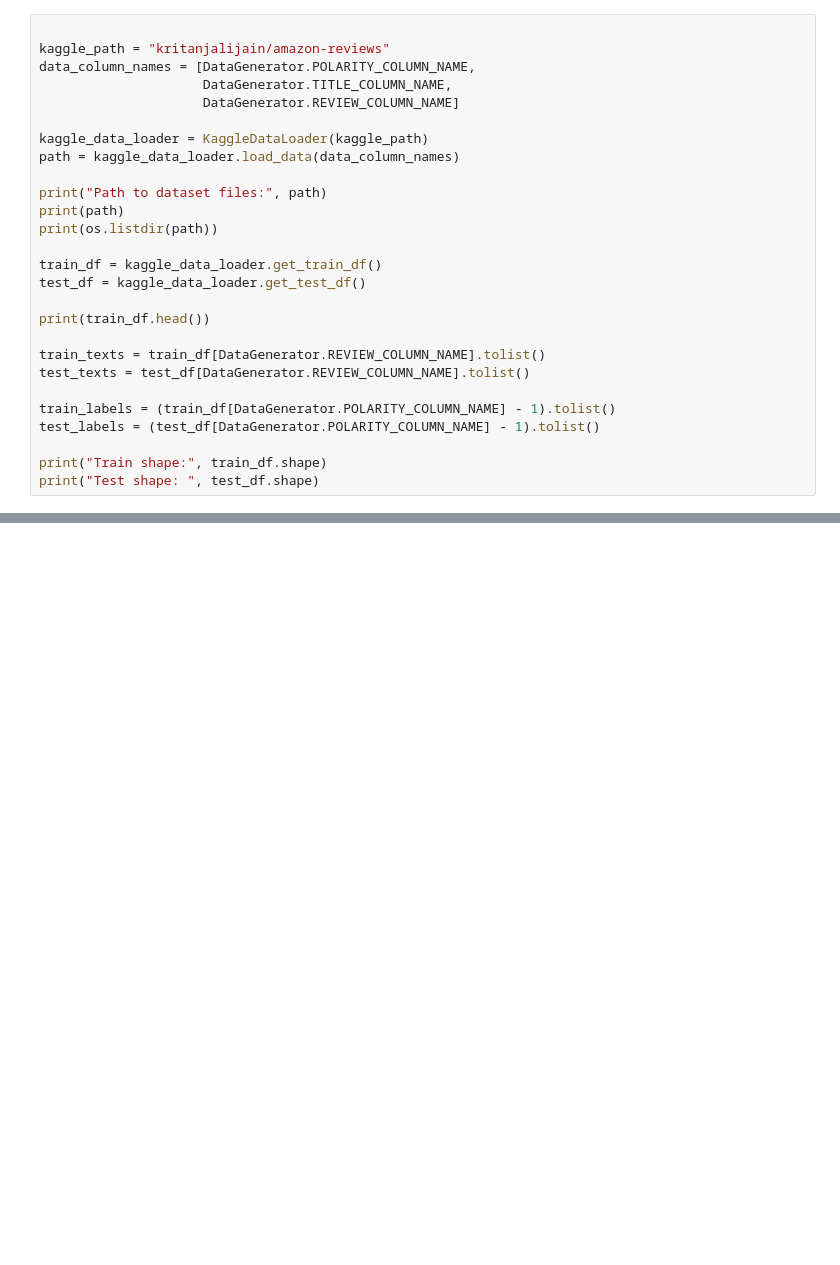
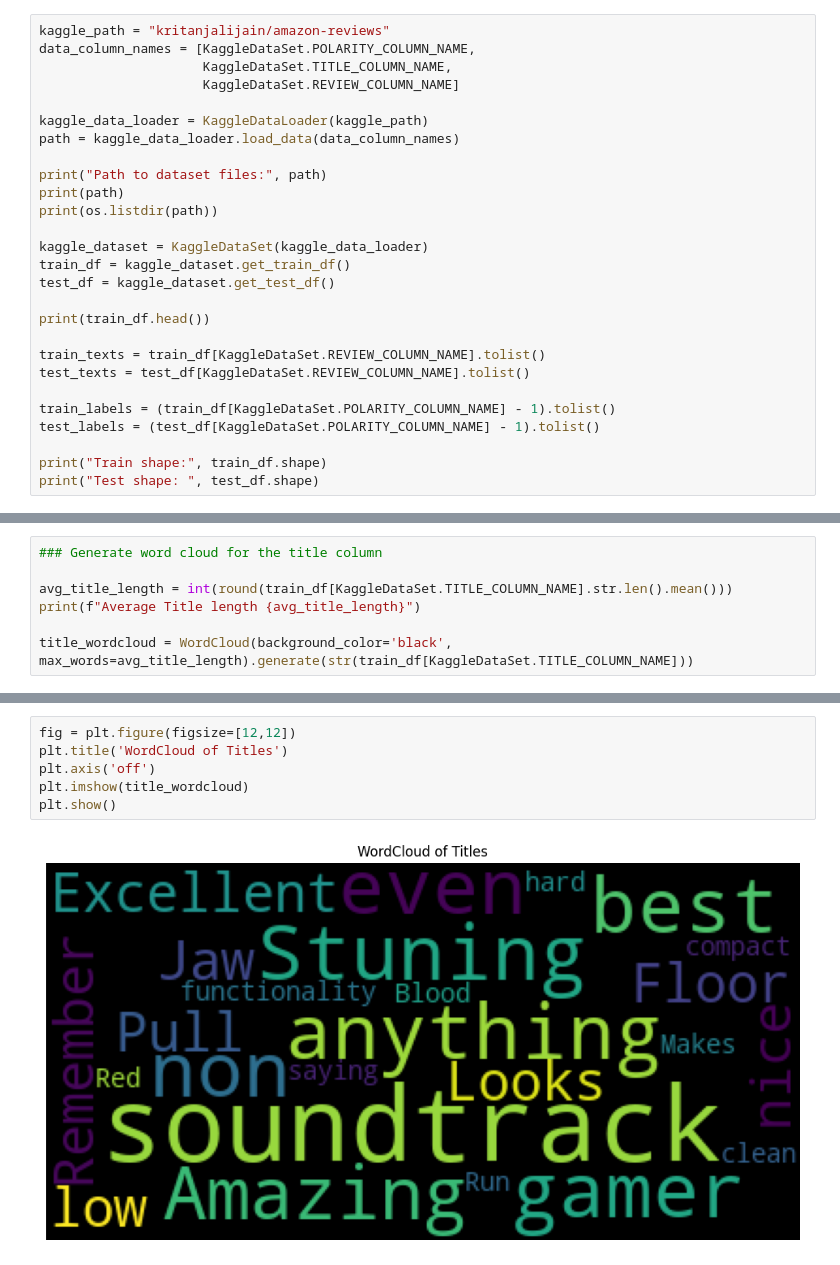
Before and after one commit to tmsprks/IE7500-GroupProject, a Jupyter notebook: SA-NLP.ipynb, the cells around one changed output, grey strips where cells are left out. Saved outputs shown, nothing was run; the diff lists cells and outputs as text; blank space fills up the shorter version.

Commit message:
Added kaggle_dataset, modified data_generator, test_data_generator to utilize kaggle_data_set, modified gen_data_info.csv to generate different subset dataset, requirements.txt also changed

```diff
--- a/SA-NLP.ipynb
+++ b/SA-NLP.ipynb
@@ -8,9 +10,8 @@ from data_generator import DataGenerator
 # %%
-
 kaggle_path = "kritanjalijain/amazon-reviews"
-data_column_names = [DataGenerator.POLARITY_COLUMN_NAME,
-                     DataGenerator.TITLE_COLUMN_NAME,
-                     DataGenerator.REVIEW_COLUMN_NAME]
+data_column_names = [KaggleDataSet.POLARITY_COLUMN_NAME,
+                     KaggleDataSet.TITLE_COLUMN_NAME,
+                     KaggleDataSet.REVIEW_COLUMN_NAME]
 
 kaggle_data_loader = KaggleDataLoader(kaggle_path)
 path = kaggle_data_loader.load_data(data_column_names)
@@ -19,16 +20,17 @@ print("Path to dataset files:", path)
 print(path)
 print(os.listdir(path))
 
-train_df = kaggle_data_loader.get_train_df()
-test_df = kaggle_data_loader.get_test_df()
+kaggle_dataset = KaggleDataSet(kaggle_data_loader)
+train_df = kaggle_dataset.get_train_df()
+test_df = kaggle_dataset.get_test_df()
 
 print(train_df.head())
 
-train_texts = train_df[DataGenerator.REVIEW_COLUMN_NAME].tolist()
-test_texts = test_df[DataGenerator.REVIEW_COLUMN_NAME].tolist()
+train_texts = train_df[KaggleDataSet.REVIEW_COLUMN_NAME].tolist()
+test_texts = test_df[KaggleDataSet.REVIEW_COLUMN_NAME].tolist()
 
-train_labels = (train_df[DataGenerator.POLARITY_COLUMN_NAME] - 1).tolist()
-test_labels = (test_df[DataGenerator.POLARITY_COLUMN_NAME] - 1).tolist()
+train_labels = (train_df[KaggleDataSet.POLARITY_COLUMN_NAME] - 1).tolist()
+test_labels = (test_df[KaggleDataSet.POLARITY_COLUMN_NAME] - 1).tolist()
 
 print("Train shape:", train_df.shape)
 print("Test shape: ", test_df.shape)
@@ -123,0 +130,7 @@ print(f"Number of unique words in all the reviews: {num_unique_words}")
+# %%
+### Generate word cloud for the title column
+
+avg_title_length = int(round(train_df[KaggleDataSet.TITLE_COLUMN_NAME].str.len().mean()))
+print(f"Average Title length {avg_title_length}")
+
+title_wordcloud = WordCloud(background_color='black', max_words=avg_title_length).generate(str(train_df[KaggleDataSet.TITLE_COLUMN_NAME]))
@@ -123,0 +139,8 @@ print(f"Number of unique words in all the reviews: {num_unique_words}")
+# %%
+fig = plt.figure(figsize=[12,12])
+plt.title('WordCloud of Titles')
+plt.axis('off')
+plt.imshow(title_wordcloud)
+plt.show()
+# %% [output]
+[figure, added]
```
Also changed, not shown: parts of 9 cells of this notebook, 5 other files.
